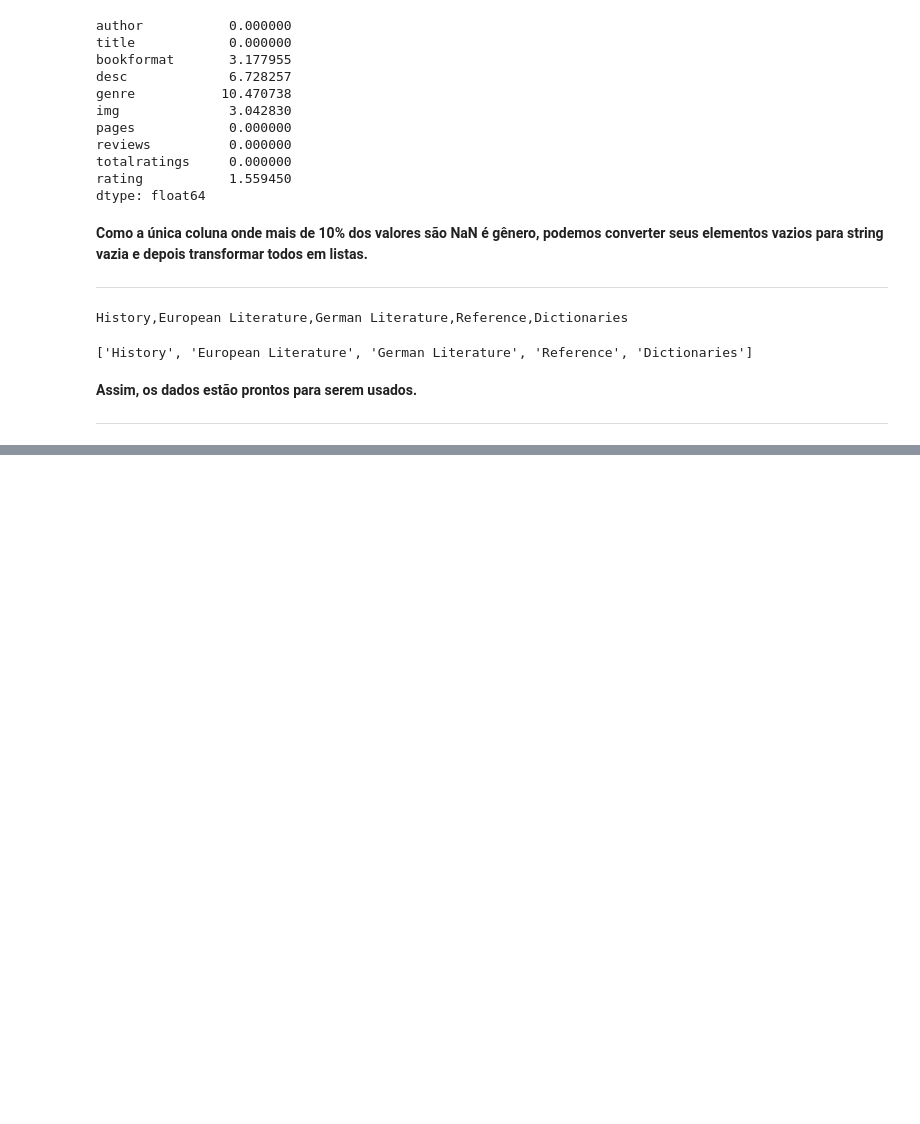
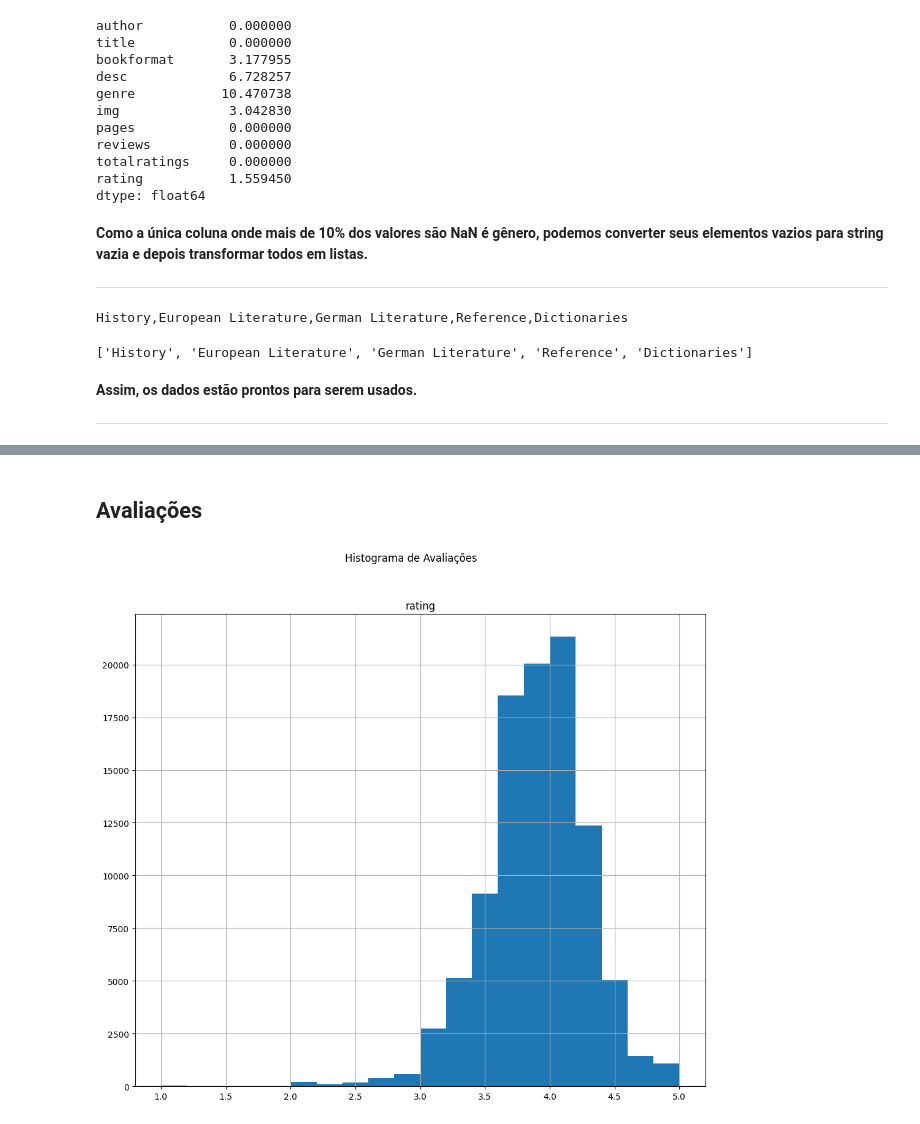
Before and after one commit to uchoagab/Desafio-DataScience-ML, a Jupyter notebook: Desafio2_VLab.ipynb, the cells around one changed output, grey strips where cells are left out. Saved outputs shown, nothing was run; the diff lists cells and outputs as text; code cells hidden in the pictures; blank space fills up the shorter version.

```diff
--- a/Desafio2_VLab.ipynb
+++ b/Desafio2_VLab.ipynb
@@ -122,0 +178,8 @@ print(df['genre'][1])
+# %% [markdown]
+## **Avaliações**
+# %%
+df[['rating']].hist(bins=20, figsize=(12, 10))
+plt.suptitle('Histograma de Avaliações')
+plt.show()
+# %% [output]
+[figure, added]
```
Also changed, not shown: parts of 15 cells of this notebook.
